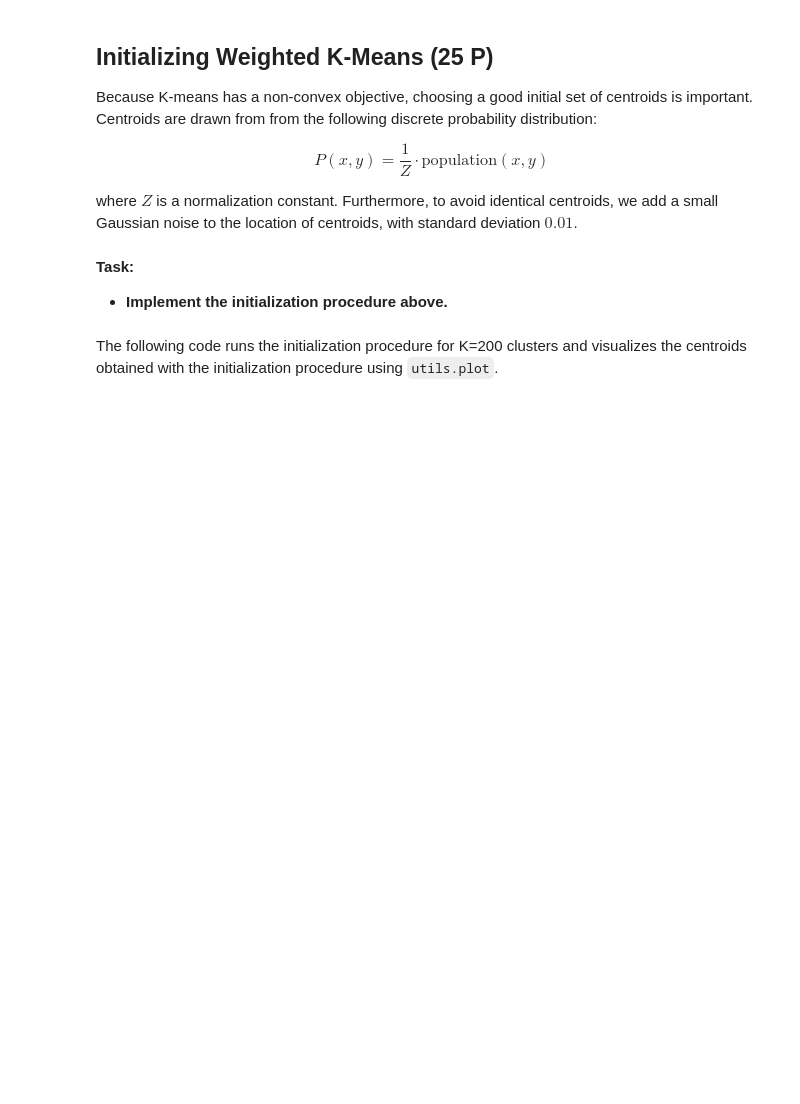
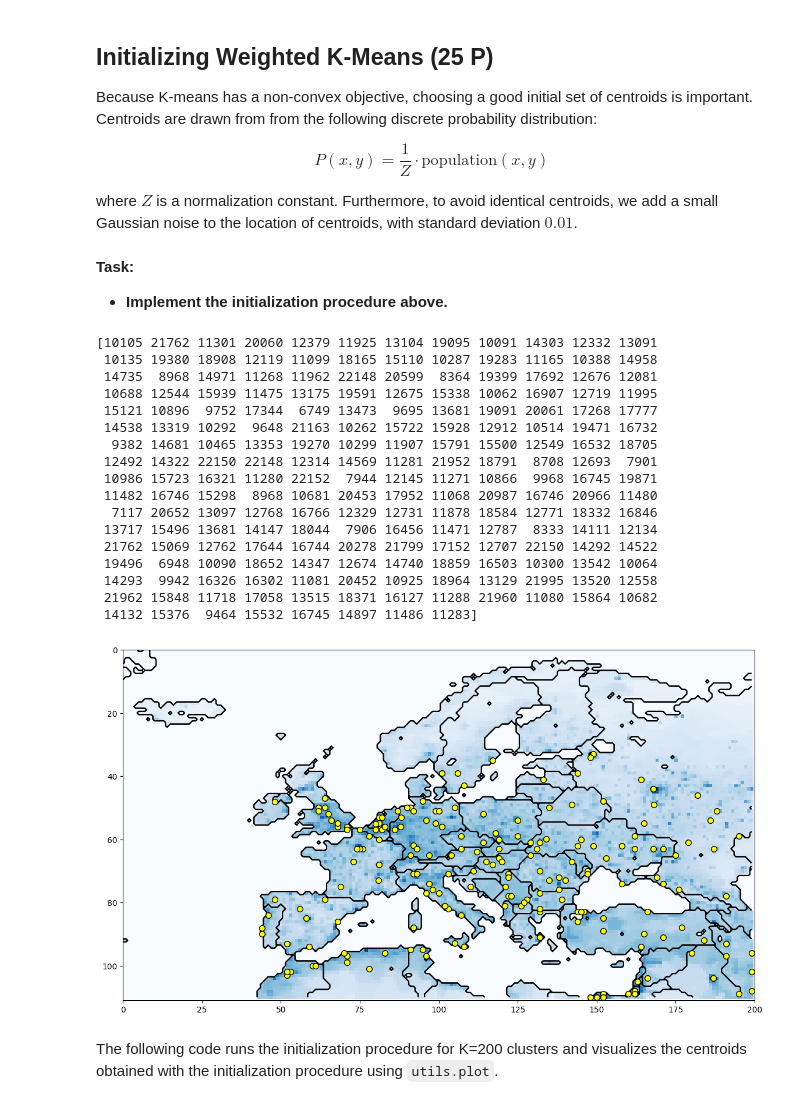
Before and after one commit to TU-Berlin-SC/25WiSE-Machine-Learning-1, a Jupyter notebook: exercise/week4/sheet04-programming.ipynb, the cells around one changed output. Drawn from its saved outputs; the diff is of its cells as text; code cells hidden in the pictures; blank space fills up the shorter version.

Commit message:
Add solution sheet04 exercise1

```diff
--- a/exercise/week4/sheet04-programming.ipynb
+++ b/exercise/week4/sheet04-programming.ipynb
@@ -65,13 +65,64 @@ where $Z$ is a normalization constant. Furthermore, to avoid identical centroids
 **Task:**
 
 * **Implement the initialization procedure above.**
-# %%
-def initialize(K,population):
-    # YOUR CODE HERE
-    import solutions
-    centroids = solutions.initialize(K, population)
-    return centroids
-    # --------------
+# %%
+def initialize(K, population):
+    # so the result stays consistent
+    numpy.random.seed(123456)
+
+    # P(x, y)
+    Z = numpy.sum(population)
+    P = population.flatten() / Z
+    # Get number of x, y size
+    max_longitude, max_latitude = population.shape
+    # print("max_longitude: ", max_longitude)
+    # print("max_latitude: ", max_latitude)
+
+    # create 2d array [[0,0], [0,1], ..., [max_longitude - 1, max_latitude - 1]]
+    # over all possible coordinates
+    all_coordinates = numpy.array([[longitude, latitude] for longitude in range(max_longitude) for latitude in range(max_latitude)])
+    # print("all_coordinates")
+    # print(all_coordinates)
+
+    # one possible numpy way of doing the above
+    # longitudes, latituds = numpy.mgrid[0:max_longitude, 0:max_latitude]
+    # all_coordinates = numpy.column_stack((longitudes.ravel(), latituds.ravel()))
+
+    # Sample data
+    # sample = numpy.random.choice(a=len(P), size=K, p=P, replace=True)
+    sample = numpy.random.choice(a=len(P), size=K, p=P)
+    # print(sample)
+
+    centroids = all_coordinates[sample]
+    # print("centroids")
+    # print(centroids)
+    # Gaussian noise
+    noise_standard_deviation = 0.01
+    noise = numpy.random.normal(loc=0.0, scale=noise_standard_deviation, size=(K, 2))
+
+    return centroids + noise
+
+centroids_init = initialize(200, utils.population)
+utils.plot(centroids_init[:,0], centroids_init[:,1])
+# %% [output]
+[10105 21762 11301 20060 12379 11925 13104 19095 10091 14303 12332 13091
+ 10135 19380 18908 12119 11099 18165 15110 10287 19283 11165 10388 14958
+ 14735  8968 14971 11268 11962 22148 20599  8364 19399 17692 12676 12081
+ 10688 12544 15939 11475 13175 19591 12675 15338 10062 16907 12719 11995
+ 15121 10896  9752 17344  6749 13473  9695 13681 19091 20061 17268 17777
+ 14538 13319 10292  9648 21163 10262 15722 15928 12912 10514 19471 16732
+  9382 14681 10465 13353 19270 10299 11907 15791 15500 12549 16532 18705
+ 12492 14322 22150 22148 12314 14569 11281 21952 18791  8708 12693  7901
+ 10986 15723 16321 11280 22152  7944 12145 11271 10866  9968 16745 19871
+ 11482 16746 15298  8968 10681 20453 17952 11068 20987 16746 20966 11480
+  7117 20652 13097 12768 16766 12329 12731 11878 18584 12771 18332 16846
+ 13717 15496 13681 14147 18044  7906 16456 11471 12787  8333 14111 12134
+ 21762 15069 12762 17644 16744 20278 21799 17152 12707 22150 14292 14522
+ 19496  6948 10090 18652 14347 12674 14740 18859 16503 10300 13542 10064
+ 14293  9942 16326 16302 11081 20452 10925 18964 13129 21995 13520 12558
+ 21962 15848 11718 17058 13515 18371 16127 11288 21960 11080 15864 10682
+ 14132 15376  9464 15532 16745 14897 11486 11283]
+[figure, added]
 # %% [markdown]
 The following code runs the initialization procedure for K=200 clusters and visualizes the centroids obtained with the initialization procedure using `utils.plot`.
 # %%
```
Also changed, not shown: parts of 1 cell of this notebook.
